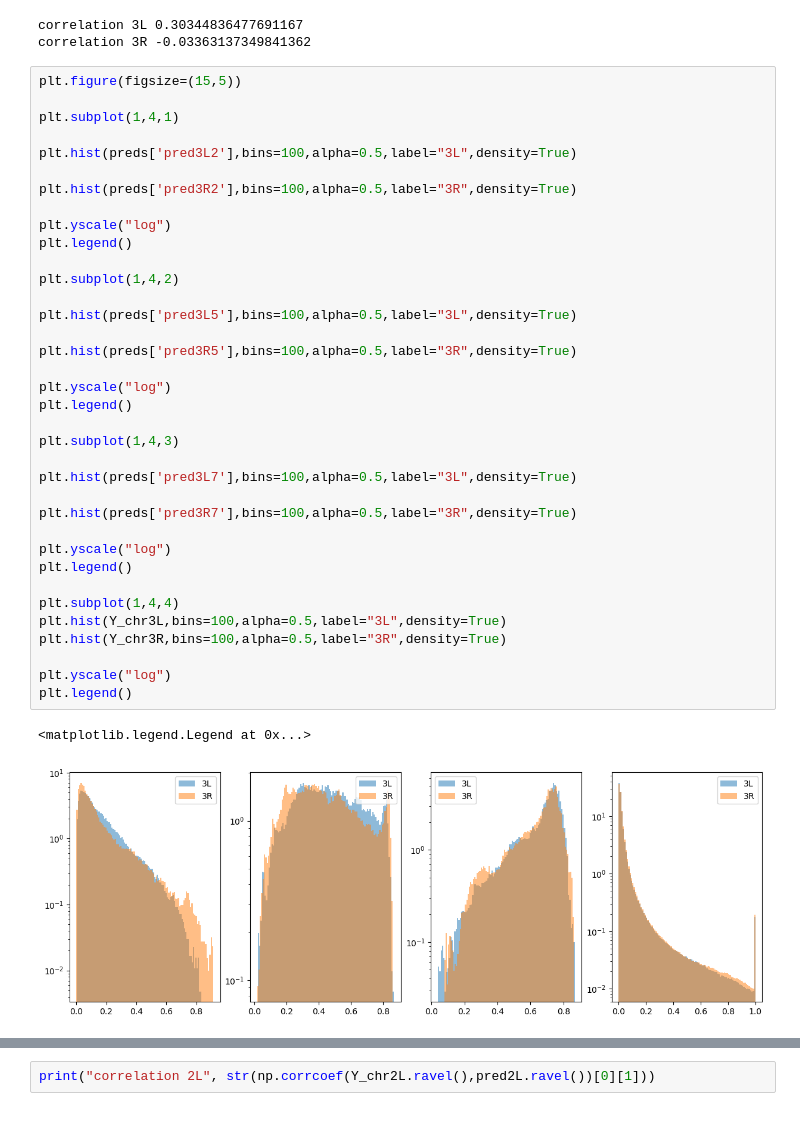
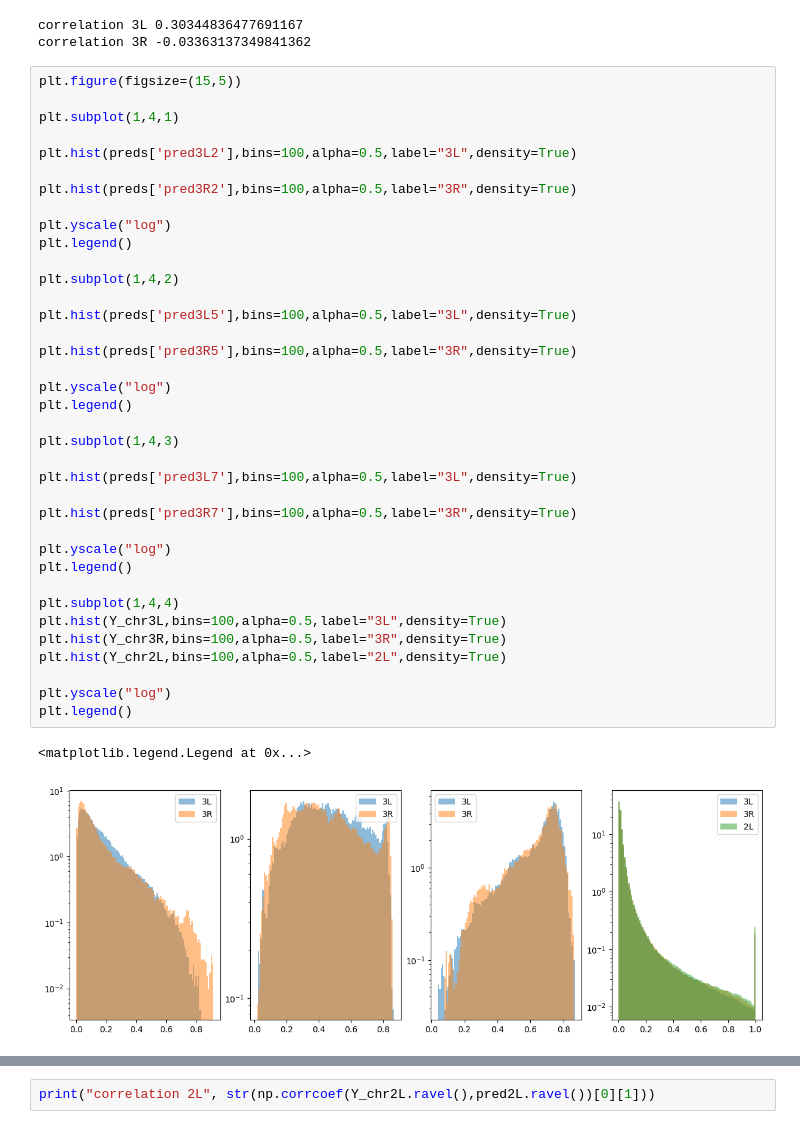
Before and after one commit to floriantilliet/mnhn_internship, a Jupyter notebook: projet1.ipynb, the cells around one changed output, grey strips where cells are left out. Cells and saved outputs as stored; diff of their text form.

```diff
--- a/projet1.ipynb
+++ b/projet1.ipynb
@@ -830,34 +790,35 @@ plt.hist(preds['pred3R2'],bins=100,alpha=0.5,label="3R",density=True)
 
 plt.yscale("log")
 plt.legend()
 
 plt.subplot(1,4,2)
 
 plt.hist(preds['pred3L5'],bins=100,alpha=0.5,label="3L",density=True)
 
 plt.hist(preds['pred3R5'],bins=100,alpha=0.5,label="3R",density=True)
 
 plt.yscale("log")
 plt.legend()
 
 plt.subplot(1,4,3)
 
 plt.hist(preds['pred3L7'],bins=100,alpha=0.5,label="3L",density=True)
 
 plt.hist(preds['pred3R7'],bins=100,alpha=0.5,label="3R",density=True)
 
 plt.yscale("log")
 plt.legend()
 
 plt.subplot(1,4,4)
 plt.hist(Y_chr3L,bins=100,alpha=0.5,label="3L",density=True)
 plt.hist(Y_chr3R,bins=100,alpha=0.5,label="3R",density=True)
+plt.hist(Y_chr2L,bins=100,alpha=0.5,label="2L",density=True)
 
 plt.yscale("log")
 plt.legend()
 # %% [output]
 <matplotlib.legend.Legend at 0x...>
-[figure, old version]
+[figure, new version]
 # %%
 model2 = tf.keras.models.Sequential([
     tf.keras.layers.Conv1D(128, kernel_size=(6), activation='relu', input_shape=(2001,4)),
```
Also changed, not shown: parts of 27 cells of this notebook, 1 other file.
